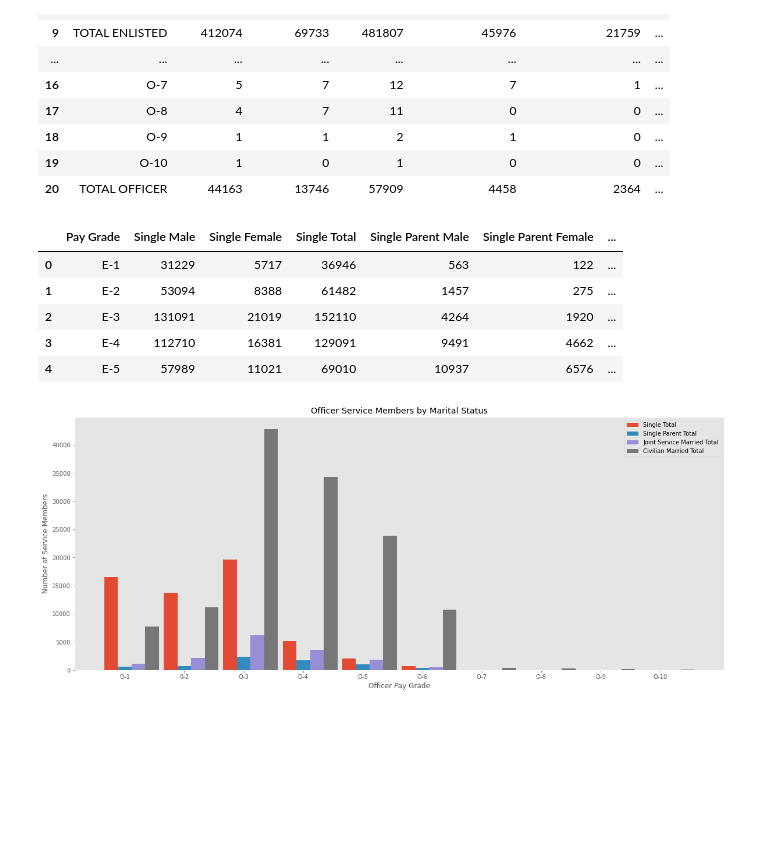
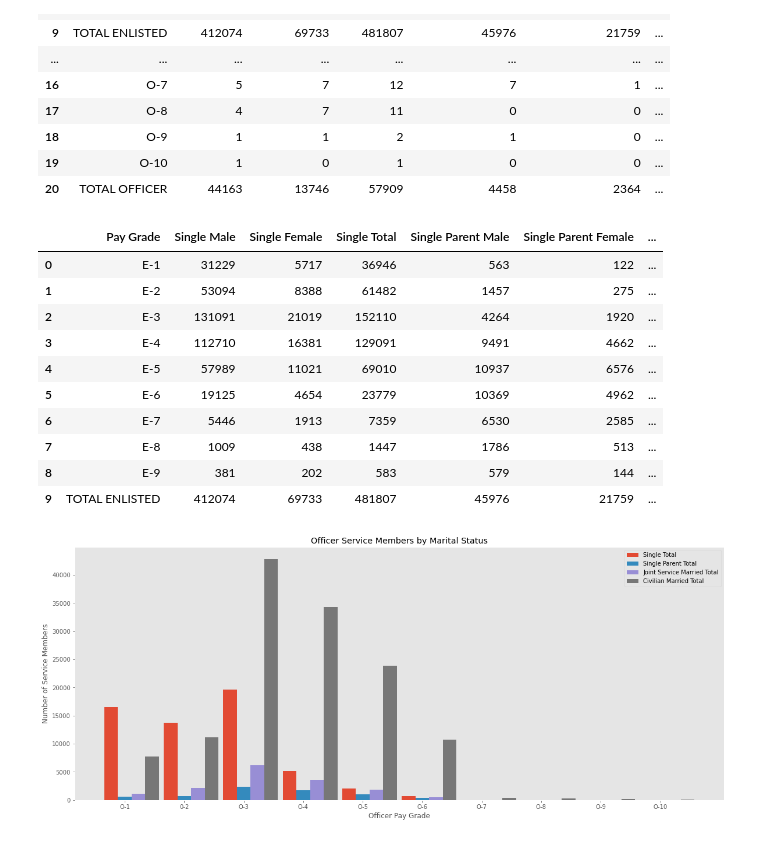
Before and after one commit to Waltercas/Active-Duty-Soldiers, a Jupyter notebook: SRC/Dataframe-cleaning.ipynb, the cells around one changed output. Saved outputs shown, nothing was run; the diff lists cells and outputs as text; code cells hidden in the pictures; blank space fills up the shorter version.

```diff
--- a/SRC/Dataframe-cleaning.ipynb
+++ b/SRC/Dataframe-cleaning.ipynb
@@ -38,20 +38,25 @@ ad_marital_status.head(21)
 | 19 | O-10 | 1 | 0 | 1 | 0 | 0 | ... |
 | 20 | TOTAL OFFICER | 44163 | 13746 | 57909 | 4458 | 2364 | ... |
 # %%
-enlisted_df = ad_marital_status[:9]
+enlisted_df = ad_marital_status[:10]
 # %%
 officer_df = ad_marital_status[10:21]
 # %%
 warrant_df = ad_marital_status[21:27]
 # %%
-enlisted_df.head()
+enlisted_df
 # %% [output]
 |  | Pay Grade | Single Male | Single Female | Single Total | Single Parent Male | Single Parent Female | ... |
 | 0 | E-1 | 31229 | 5717 | 36946 | 563 | 122 | ... |
 | 1 | E-2 | 53094 | 8388 | 61482 | 1457 | 275 | ... |
 | 2 | E-3 | 131091 | 21019 | 152110 | 4264 | 1920 | ... |
 | 3 | E-4 | 112710 | 16381 | 129091 | 9491 | 4662 | ... |
 | 4 | E-5 | 57989 | 11021 | 69010 | 10937 | 6576 | ... |
+| 5 | E-6 | 19125 | 4654 | 23779 | 10369 | 4962 | ... |
+| 6 | E-7 | 5446 | 1913 | 7359 | 6530 | 2585 | ... |
+| 7 | E-8 | 1009 | 438 | 1447 | 1786 | 513 | ... |
+| 8 | E-9 | 381 | 202 | 583 | 579 | 144 | ... |
+| 9 | TOTAL ENLISTED | 412074 | 69733 | 481807 | 45976 | 21759 | ... |
 # %%
 enlisted_df2 = enlisted_df.drop(columns=['Single Total', 'Joint Service Marriage Total', 'Single Parent Total', 'Civilian Married Total', 'Grand Total','Total Male', 'Total Female'])
 # %%
```
Also changed, not shown: parts of 8 cells of this notebook, 4 other files.
